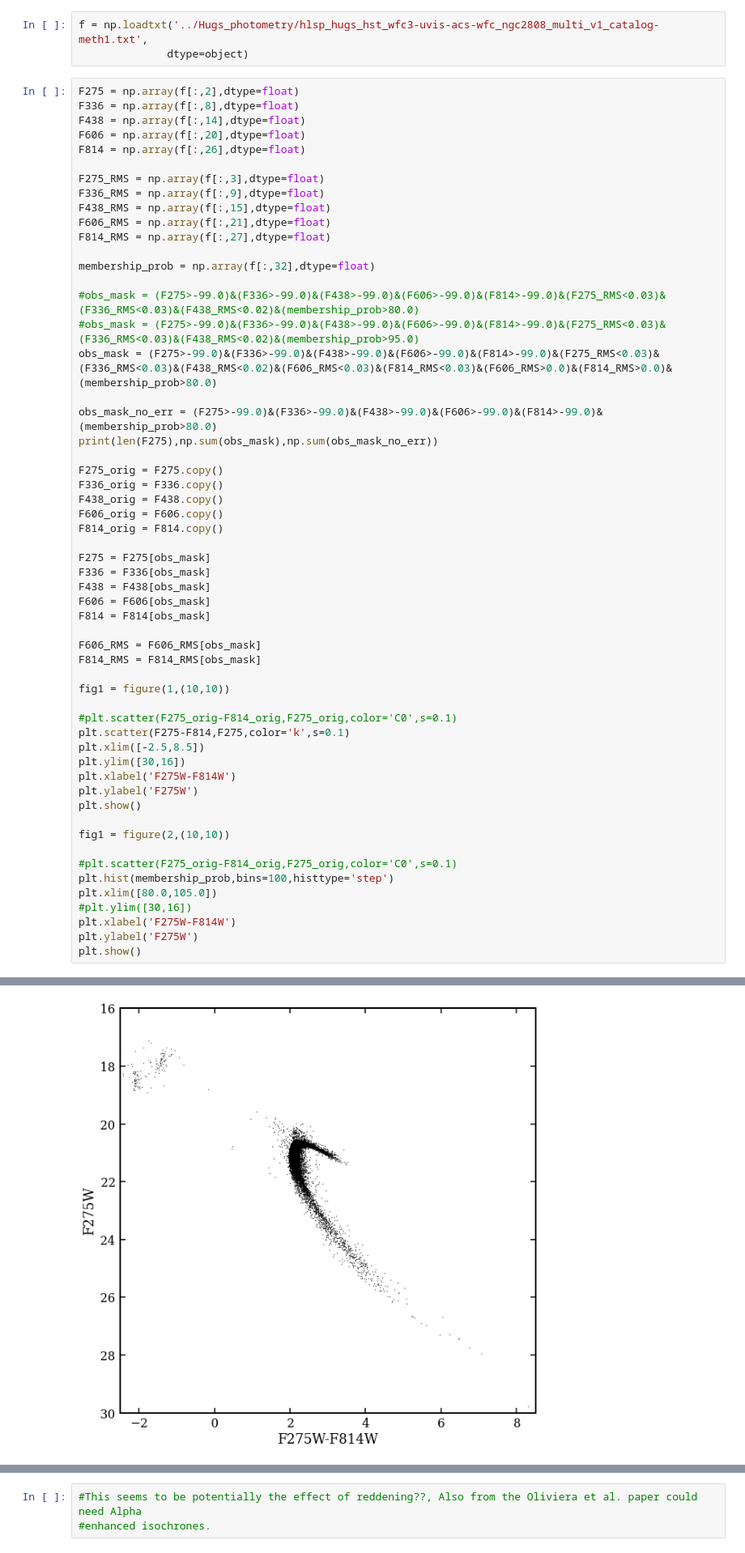
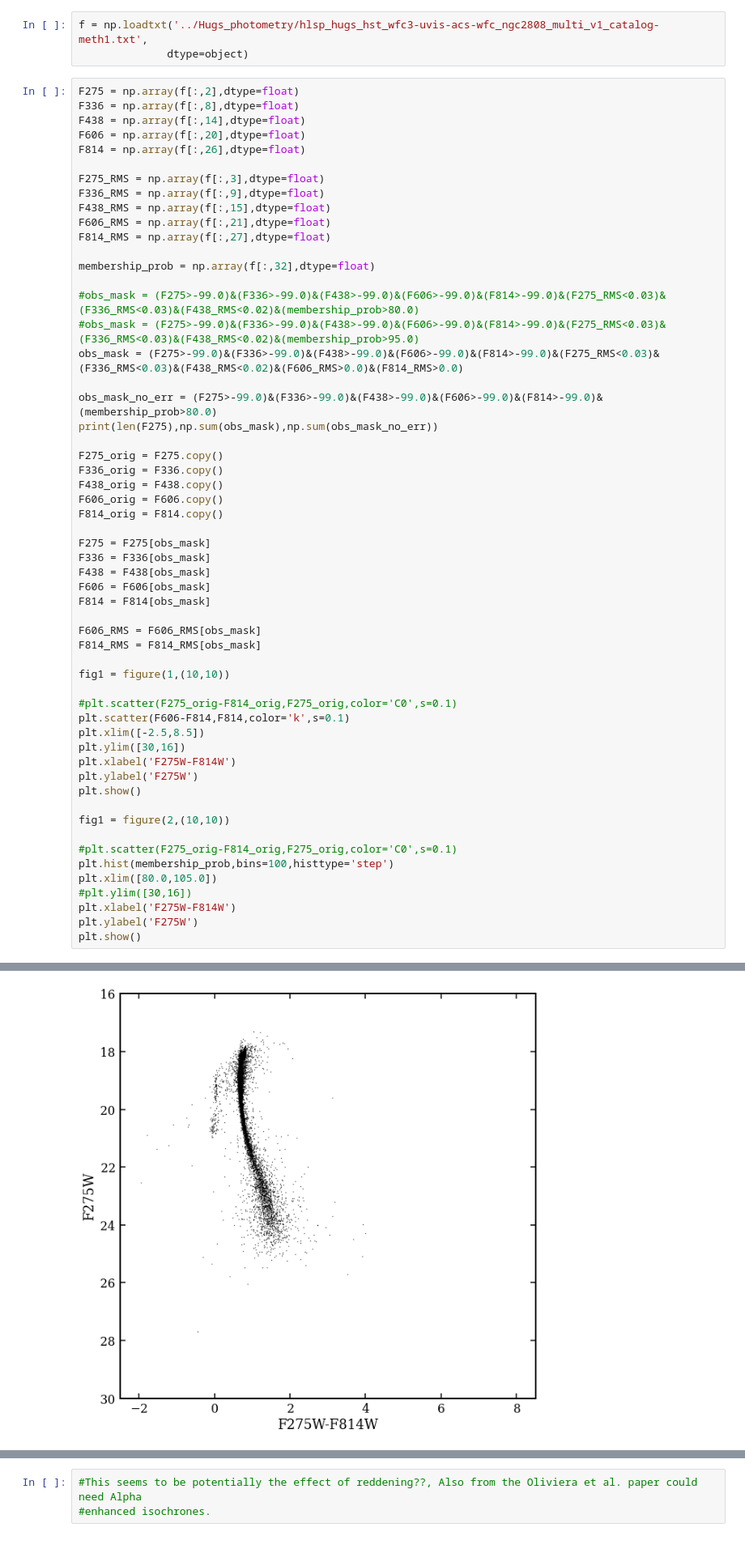
Before and after one commit to AndrewGraus/GC_project_code, a Jupyter notebook: Isochrone_tests.ipynb, the cells around one changed output, grey strips where cells are left out. Shown at 81% size. Drawn from its saved outputs; the diff is of its cells as text.

```diff
--- a/Isochrone_tests.ipynb
+++ b/Isochrone_tests.ipynb
@@ -182,7 +182,7 @@ membership_prob = np.array(f[:,32],dtype=float)
 
 #obs_mask = (F275>-99.0)&(F336>-99.0)&(F438>-99.0)&(F606>-99.0)&(F814>-99.0)&(F275_RMS<0.03)&(F336_RMS<0.03)&(F438_RMS<0.02)&(membership_prob>80.0)
 #obs_mask = (F275>-99.0)&(F336>-99.0)&(F438>-99.0)&(F606>-99.0)&(F814>-99.0)&(F275_RMS<0.03)&(F336_RMS<0.03)&(F438_RMS<0.02)&(membership_prob>95.0)
-obs_mask = (F275>-99.0)&(F336>-99.0)&(F438>-99.0)&(F606>-99.0)&(F814>-99.0)&(F275_RMS<0.03)&(F336_RMS<0.03)&(F438_RMS<0.02)&(F606_RMS<0.03)&(F814_RMS<0.03)&(F606_RMS>0.0)&(F814_RMS>0.0)&(membership_prob>80.0)
+obs_mask = (F275>-99.0)&(F336>-99.0)&(F438>-99.0)&(F606>-99.0)&(F814>-99.0)&(F275_RMS<0.03)&(F336_RMS<0.03)&(F438_RMS<0.02)&(F606_RMS>0.0)&(F814_RMS>0.0)
 
 obs_mask_no_err = (F275>-99.0)&(F336>-99.0)&(F438>-99.0)&(F606>-99.0)&(F814>-99.0)&(membership_prob>80.0)
 print(len(F275),np.sum(obs_mask),np.sum(obs_mask_no_err))
@@ -205,7 +205,7 @@ F814_RMS = F814_RMS[obs_mask]
 fig1 = figure(1,(10,10))
 
 #plt.scatter(F275_orig-F814_orig,F275_orig,color='C0',s=0.1)
-plt.scatter(F275-F814,F275,color='k',s=0.1)
+plt.scatter(F606-F814,F814,color='k',s=0.1)
 plt.xlim([-2.5,8.5])
 plt.ylim([30,16])
 plt.xlabel('F275W-F814W')
@@ -226,4 +226,4 @@ plt.show()
-[figure, old version]
+[figure, new version]
 [figure]
 # %%
 F275 = np.array(f[:,2],dtype=float)
```
Also changed, not shown: parts of 10 cells of this notebook, 2 other files.
